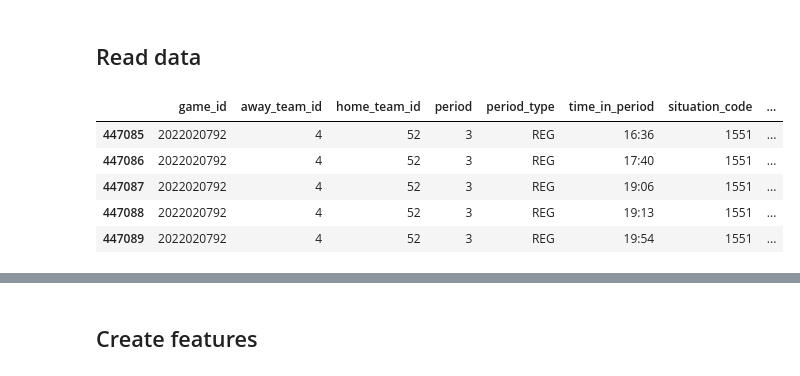
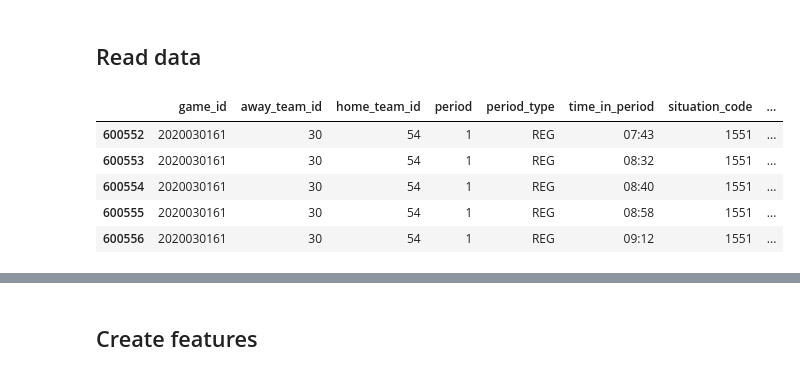
Before and after one commit to jardabezdek/ffc-backend, a Jupyter notebook: notebooks/playground/20240616_06_xG_model.ipynb, the cells around one changed output, grey strips where cells are left out. Drawn from its saved outputs; the diff is of its cells as text; code cells hidden in the pictures.

```diff
--- a/notebooks/playground/20240616_06_xG_model.ipynb
+++ b/notebooks/playground/20240616_06_xG_model.ipynb
@@ -18,40 +47,41 @@ import seaborn as sns
 from tqdm.notebook import tqdm
 # %%
-DATA_FOLDER_PATH = Path("/usr/src/app/data/shots/")
-DATA_FILE_NAME = "20240616_base_shots.parquet"
+DATA_FOLDER_PATH = Path("/usr/src/app/data/")
+DATA_FILE_NAME_SHOTS = "shots/20240629_base_shots.parquet"
+DATA_FILE_NAME_PENALTIES = "penalties/20240630_base_penalties.parquet"
+DATA_FILE_NAME_PLAYERS_2023 = "players/players_general_info_2023.csv"
 # %% [markdown]
 ## Read data
 # %%
+# shots
+
 cols_to_keep = [
     "game_id",
     "away_team_id",
     "home_team_id",
     "period",
     "period_type",
     "time_in_period",
     "situation_code",
     "home_team_defending_side",
     "event_type",
     "sort_order",
     "x_coord",
     "y_coord",
     "zone_code",
     "event_owner_team_id",
     "shot_type",
-    # "shooting_player_id",
-    # "goalie_in_net_id",
+    "shooting_player_id",
+    "goalie_in_net_id",
 ]
 
-df = pd.read_parquet(DATA_FOLDER_PATH / DATA_FILE_NAME).loc[:, cols_to_keep]
-
-# filter out blocked shots
-df = df.loc[df.event_type != "blocked-shot"].reset_index(drop=True)
+df = pd.read_parquet(DATA_FOLDER_PATH / DATA_FILE_NAME_SHOTS).loc[:, cols_to_keep]
 
 df.tail()
 # %% [output]
 |  | game_id | away_team_id | home_team_id | period | period_type | time_in_period | situation_code | ... |
-| 447085 | 2022020792 | 4 | 52 | 3 | REG | 16:36 | 1551 | ... |
-| 447086 | 2022020792 | 4 | 52 | 3 | REG | 17:40 | 1551 | ... |
-| 447087 | 2022020792 | 4 | 52 | 3 | REG | 19:06 | 1551 | ... |
-| 447088 | 2022020792 | 4 | 52 | 3 | REG | 19:13 | 1551 | ... |
-| 447089 | 2022020792 | 4 | 52 | 3 | REG | 19:54 | 1551 | ... |
+| 600552 | 2020030161 | 30 | 54 | 1 | REG | 07:43 | 1551 | ... |
+| 600553 | 2020030161 | 30 | 54 | 1 | REG | 08:32 | 1551 | ... |
+| 600554 | 2020030161 | 30 | 54 | 1 | REG | 08:40 | 1551 | ... |
+| 600555 | 2020030161 | 30 | 54 | 1 | REG | 08:58 | 1551 | ... |
+| 600556 | 2020030161 | 30 | 54 | 1 | REG | 09:12 | 1551 | ... |
```
Also changed, not shown: parts of 47 cells of this notebook, 8 other files.
